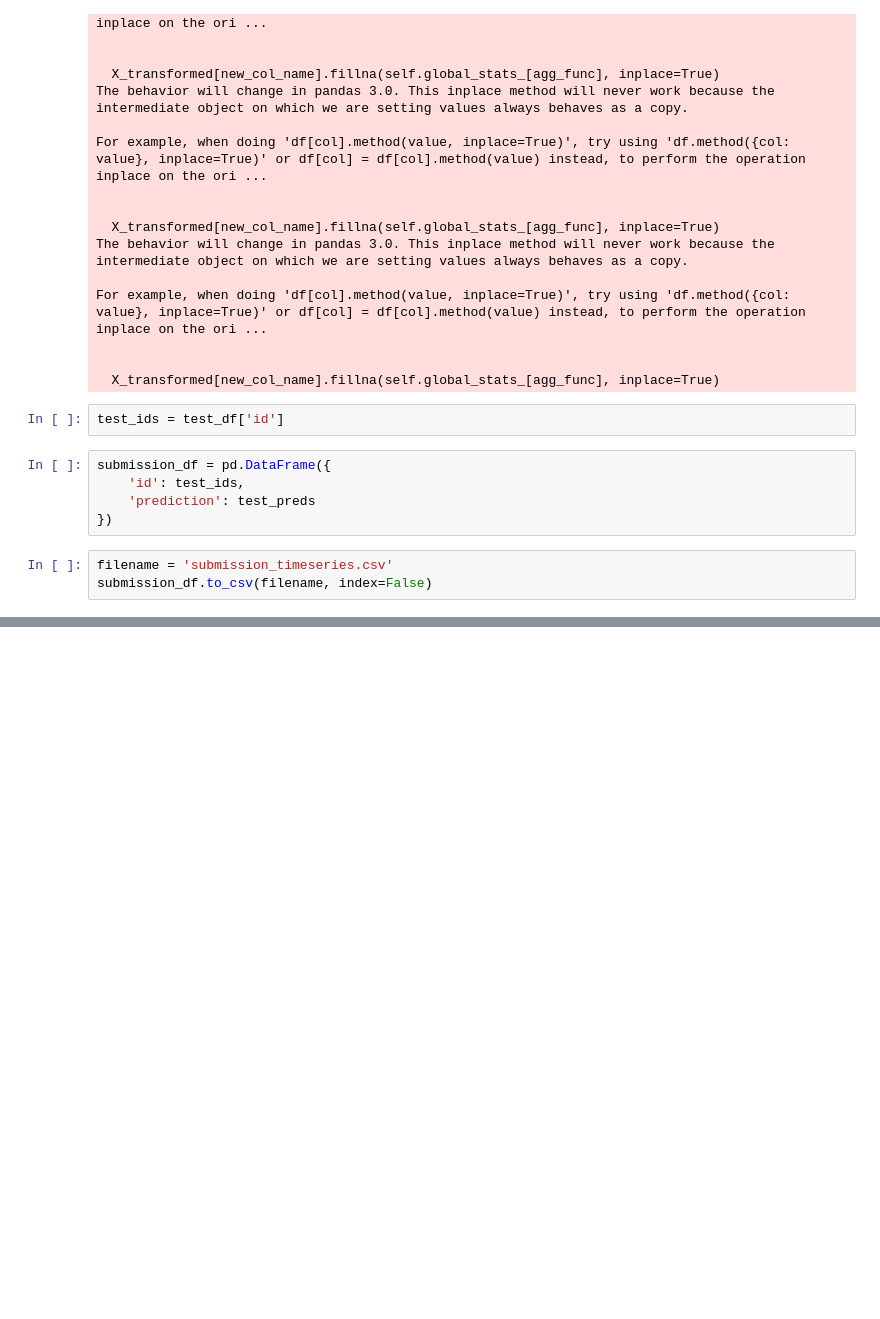
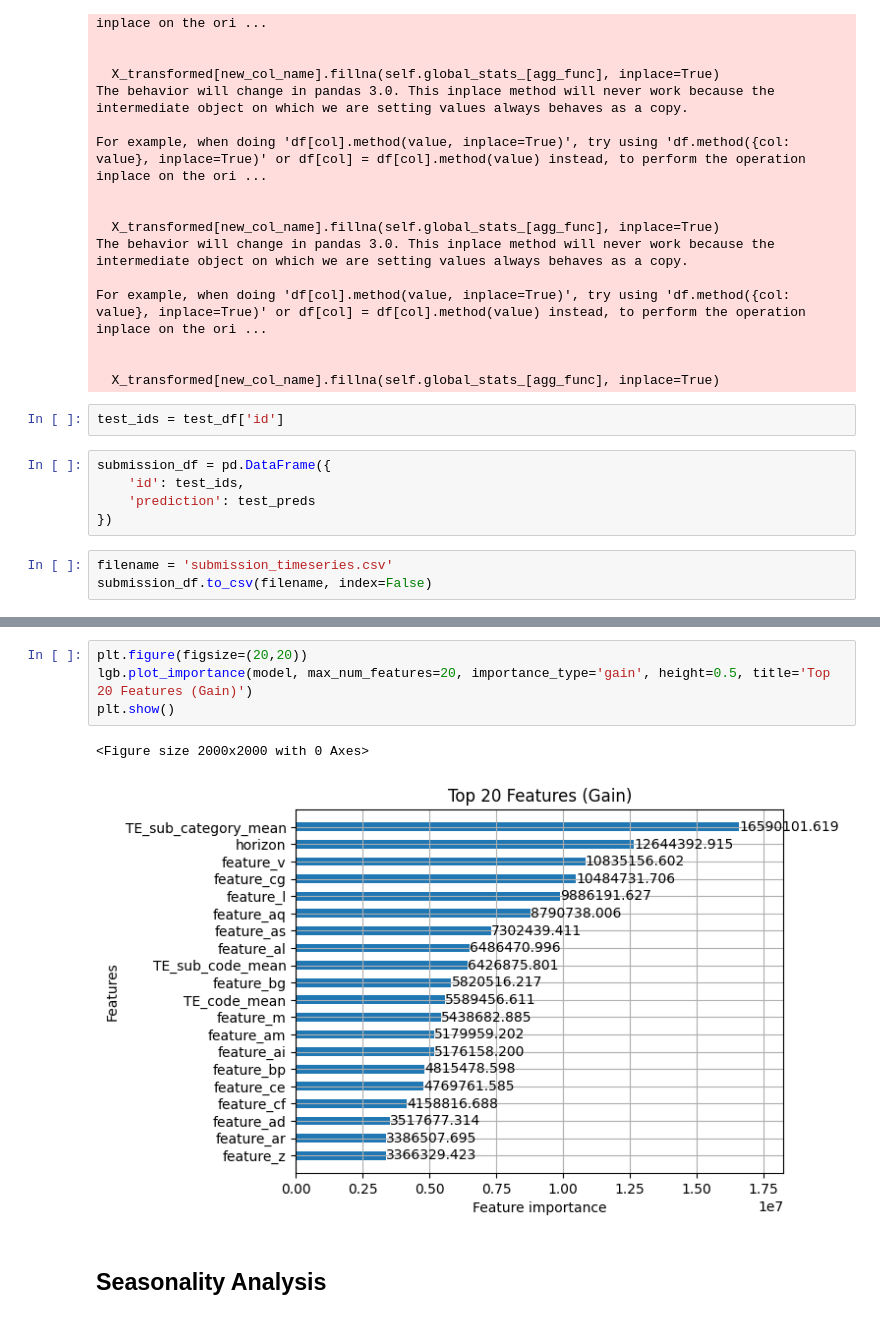
Before and after one commit to TheKnowingEye/Kaggle-Competitions, a Jupyter notebook: ts-forecasting/init.ipynb, the cells around one changed output, grey strips where cells are left out. Drawn from its saved outputs; the diff is of its cells as text; blank space fills up the shorter version.

```diff
--- a/ts-forecasting/init.ipynb
+++ b/ts-forecasting/init.ipynb
@@ -361,0 +916,9 @@ submission_df.to_csv(filename, index=False)
+# %%
+plt.figure(figsize=(20,20))
+lgb.plot_importance(model, max_num_features=20, importance_type='gain', height=0.5, title='Top 20 Features (Gain)')
+plt.show()
+# %% [output]
+<Figure size 2000x2000 with 0 Axes>
+[figure, added]
+# %% [markdown]
+## Seasonality Analysis
```
Also changed, not shown: parts of 18 cells of this notebook.
